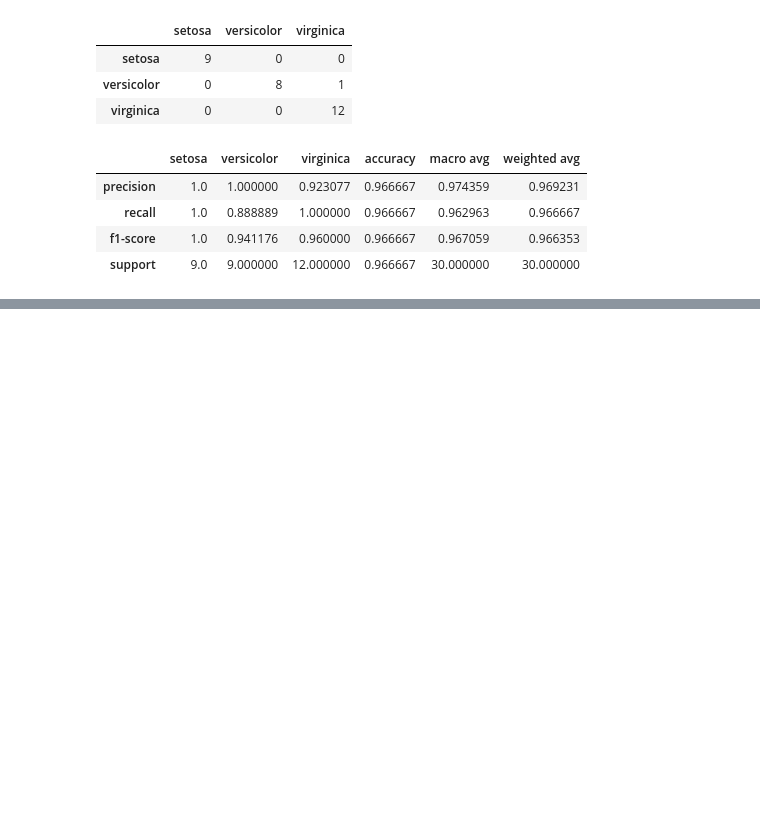
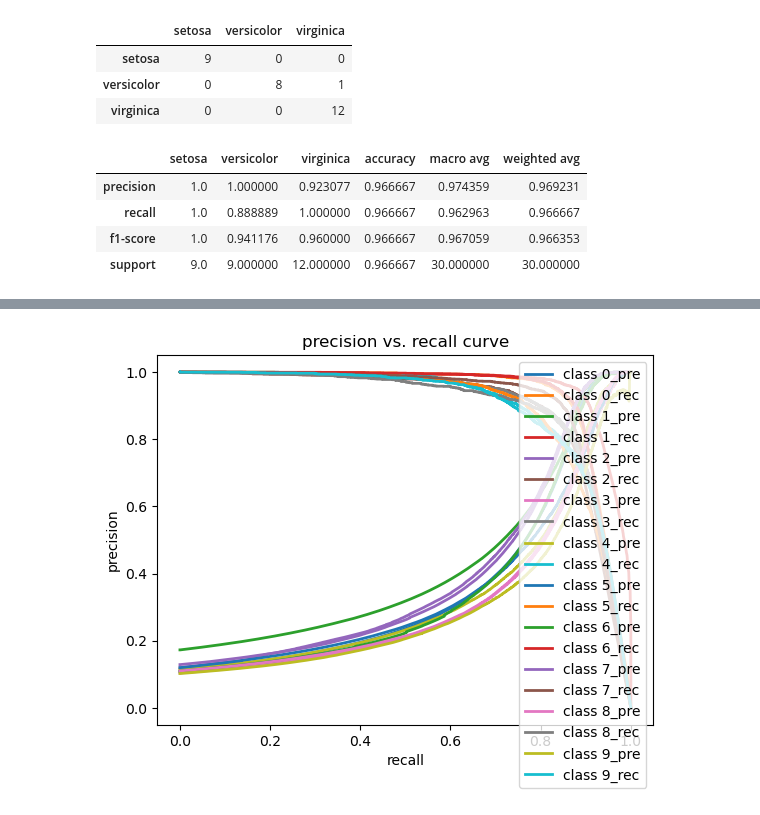
Before and after one commit to skier-song9/DevStudy, a Jupyter notebook: JupyterNotebook/BITAmin12/textbook/bitamin12/chapter03_Evaluation/ch3_02_MultiClassCM.ipynb, the cells around one changed output, grey strips where cells are left out. Cells and saved outputs as stored; diff of their text form; code cells hidden in the pictures; blank space fills up the shorter version.

```diff
--- a/JupyterNotebook/BITAmin12/textbook/bitamin12/chapter03_Evaluation/ch3_02_MultiClassCM.ipynb
+++ b/JupyterNotebook/BITAmin12/textbook/bitamin12/chapter03_Evaluation/ch3_02_MultiClassCM.ipynb
@@ -54,0 +197,20 @@ test_df = pd.DataFrame(dt)
+# %%
+# precision recall curve
+precision = dict()
+recall = dict()
+for i in range(n_classes):
+    precision[i], recall[i], thresholds = precision_recall_curve(y_test[:, i],
+                                                        y_score[:, i])
+    mms = MinMaxScaler()
+    thresholds_precision = mms.fit_transform(np.array([*range(0,precision[i].shape[0])]).reshape(-1,1)).reshape(-1)
+    thresholds_recall = mms.fit_transform(np.array([*range(0,recall[i].shape[0])]).reshape(-1,1)).reshape(-1)
+    plt.plot(thresholds_precision, precision[i], lw=2, label='class {}_pre'.format(i))
+    plt.plot(thresholds_recall, recall[i], lw=2, label='class {}_rec'.format(i))
+
+plt.xlabel("recall")
+plt.ylabel("precision")
+plt.legend(loc="best")
+plt.title("precision vs. recall curve")
+plt.show()
+# %% [output]
+[figure, added]
```
Also changed, not shown: parts of 13 cells of this notebook, 12 other files.
